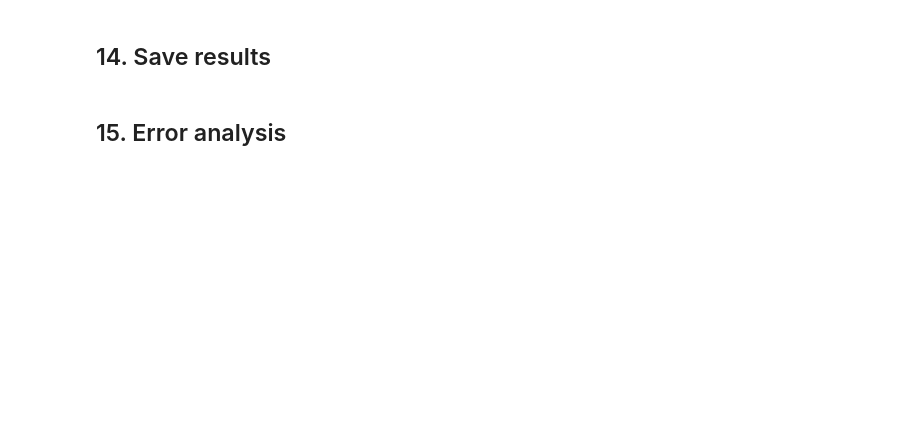
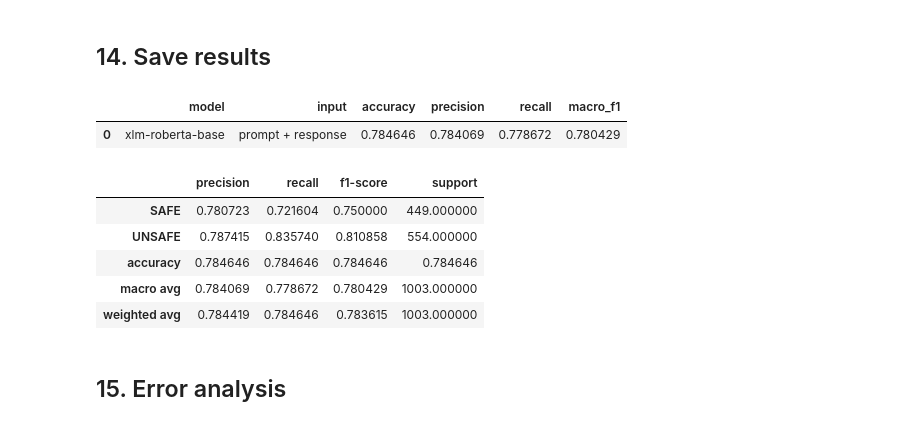
Before and after one commit to DiogoFerreira2004/NLP_PROJECT2, a Jupyter notebook: notebooks/09_Transformers_XLMR_Prompt.ipynb, the cells around one changed output. Saved outputs shown, nothing was run; the diff lists cells and outputs as text; code cells hidden in the pictures; blank space fills up the shorter version.

```diff
--- a/notebooks/09_Transformers_XLMR_Prompt.ipynb
+++ b/notebooks/09_Transformers_XLMR_Prompt.ipynb
@@ -344,7 +382,7 @@ print(
 results_df = pd.DataFrame([
     {
         "model": "xlm-roberta-base",
-        "input": "prompt_response",
+        "input": "prompt + response",
         "accuracy": test_results["eval_accuracy"],
         "precision": test_results["eval_precision"],
         "recall": test_results["eval_recall"],
@@ -352,4 +390,12 @@ results_df = pd.DataFrame([
     }
 ])
 
+results_df.to_csv(
+    f"{RESULTS_DIR}/xlmr_prompt_response_results.csv",
+    index=False
+)
+
 display(results_df)
+# %% [output]
+|  | model | input | accuracy | precision | recall | macro_f1 |
+| 0 | xlm-roberta-base | prompt + response | 0.784646 | 0.784069 | 0.778672 | 0.780429 |
@@ -367,20 +402,27 @@ print("Results saved to ../results/xlmr_response_results.csv")
 # %%
 #safe classification report
 
 report_dict = classification_report(
     y_true,
     y_pred,
     target_names=["SAFE", "UNSAFE"],
     output_dict=True
 )
 
 report_df = pd.DataFrame(report_dict).transpose()
 
 report_df.to_csv(
-    "../results/xlmr_prompt_response_classification_report.csv"
+    f"{RESULTS_DIR}/xlmr_prompt_response_classification_report.csv"
 )
 
 display(report_df)
+# %% [output]
+|  | precision | recall | f1-score | support |
+| SAFE | 0.780723 | 0.721604 | 0.750000 | 449.000000 |
+| UNSAFE | 0.787415 | 0.835740 | 0.810858 | 554.000000 |
+| accuracy | 0.784646 | 0.784646 | 0.784646 | 0.784646 |
+| macro avg | 0.784069 | 0.778672 | 0.780429 | 1003.000000 |
+| weighted avg | 0.784419 | 0.784646 | 0.783615 | 1003.000000 |
 # %% [markdown]
 ## 15. Error analysis
 # %%
```
Also changed, not shown: parts of 23 cells of this notebook.
